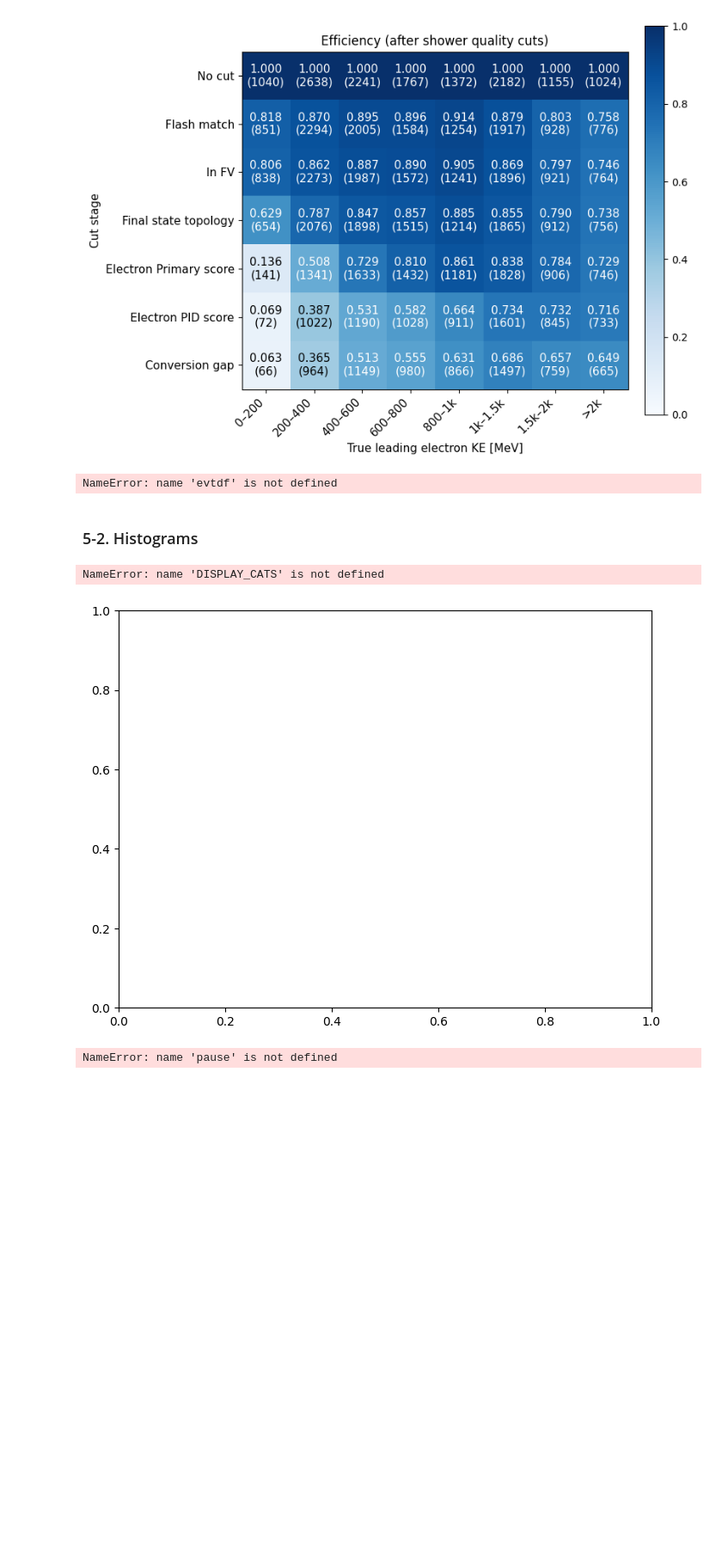
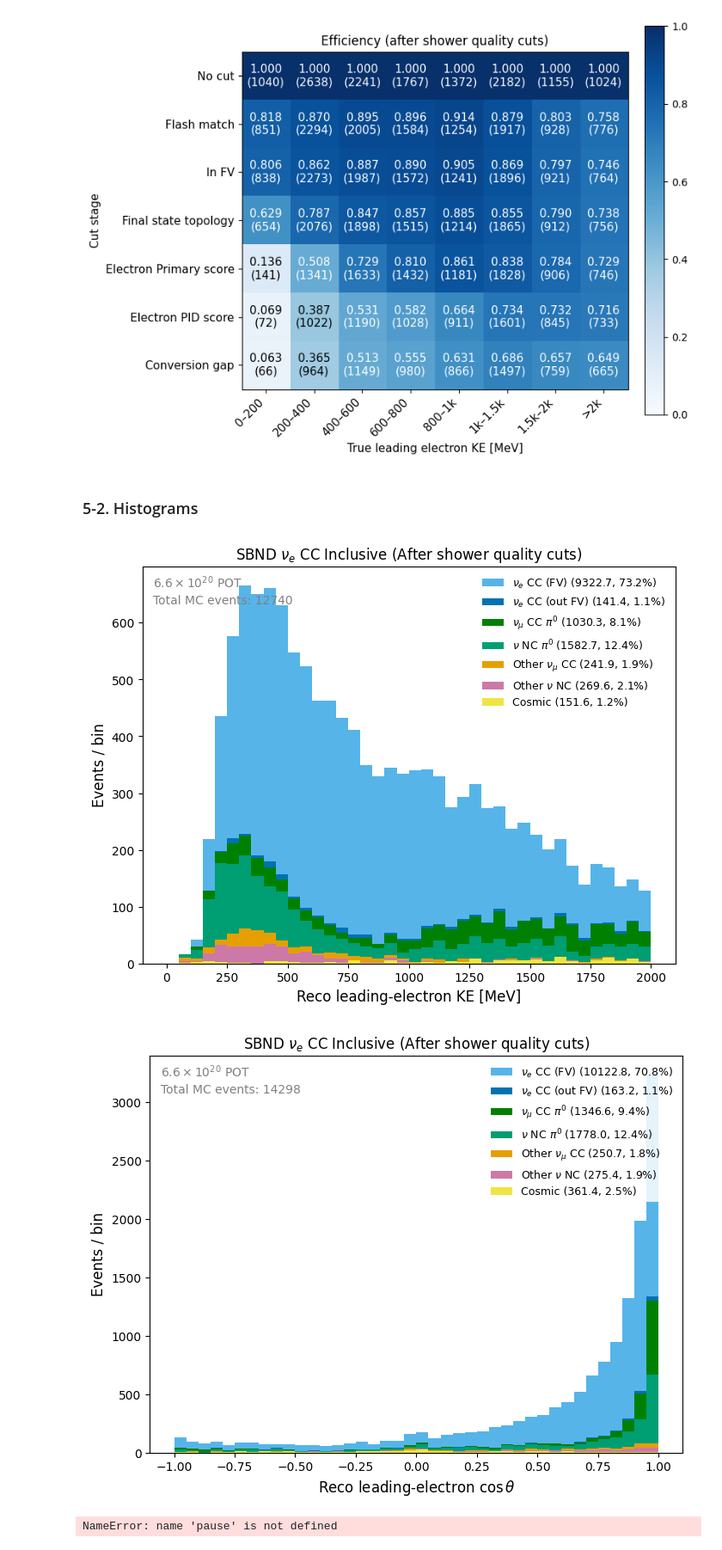
Before and after one commit to castalyfan1012/cafpyana, a Jupyter notebook: analysis_village/nueCC/nue_selection_v2-2.ipynb, the cells around one changed output. Shown at 86% size. Saved outputs shown, nothing was run; the diff lists cells and outputs as text; code cells hidden in the pictures; blank space fills up the shorter version.

```diff
--- a/analysis_village/nueCC/nue_selection_v2-2.ipynb
+++ b/analysis_village/nueCC/nue_selection_v2-2.ipynb
@@ -858,3 +768,30 @@ Cut                            N inter    Purity    Efficiency
   Electron Primary score        42,929     25.2%         68.6%
   Electron PID score            13,208     64.6%         55.2%
   Conversion gap                11,197     70.8%         51.8%
+# %%
+# ── Build and save sel_qual ───────────────────────────────────────────────────
+# reco/true columns reused from sel_topo — no re-extraction from evtdf needed
+os.makedirs(DF_OUT_DIR, exist_ok=True)
+SEL_QUAL_FILE = os.path.join(DF_OUT_DIR, "selected_nuecc_qual.df")
+sel_qual = nh.build_and_save_selection(
+    path             = SEL_QUAL_FILE,
+    presel_inter     = presel_inter,
+    truth_cat_presel = truth_cat_presel,
+    reco_ke          = sel_topo["reco_ke"],       # ← from sel_topo, not evtdf
+    reco_cos         = sel_topo["reco_costheta"], # ← from sel_topo, not evtdf
+    reco_p           = sel_topo["reco_p"],
+    true_ke          = sel_topo["true_ke"],       # ← from sel_topo, not evtdf
+    true_cos         = sel_topo["true_costheta"], # ← from sel_topo, not evtdf
+    true_p           = sel_topo["true_p"],
+    stage_idx_dict   = _stage_idx_qual,
+    cut_names        = ns.CUT_NAMES_MORE,
+    pot_scale        = pot_scale,
+    extra_cols       = extra_scores,              # ← score columns for re-tuning
+)
+
+# ── Free evtdf — no longer needed ────────────────────────────────────────────
+del evtdf, rp_df, _ele_df, _lead_ele
+gc.collect()
+print(f"sel_qual saved → {SEL_QUAL_FILE}  shape: {sel_qual.shape}")
+print(f"  cols: {list(sel_qual.columns)}")
+print("evtdf freed.")
@@ -947,73 +903,44 @@ fig.tight_layout()
 nh.save_plot("eff_matrix_true_ke_final", fig=fig, folder_name=PLOT_DIR)
 # %% [output]
 [figure]
-# %%
-import gc
-SEL_QUAL_FILE = os.path.join(DF_OUT_DIR, "selected_nuecc_qual.df")
-
-_stage_idx_qual = {
-    "precut"          : presel_inter,
-    "valid_flashmatch": truth_info.index[truth_info["passed_fm"]],
-    "fiducial"        : truth_info.index[truth_info["passed_presel"]],
-}
-for _name in ns.CUT_NAMES_MORE:
-    if _name not in _stage_idx_qual:
-        _stage_idx_qual[_name] = cut_flow_sq[_name]["inter_index"]
-
-sel_qual = nh.build_and_save_selection(
-    path             = SEL_QUAL_FILE,
-    presel_inter     = presel_inter,
-    truth_cat_presel = truth_cat_presel,
-    reco_ke          = ns.leading_electron_ke(evtdf),
-    reco_cos         = ns.leading_electron_costheta(evtdf),
-    true_ke          = ns.true_leading_electron_ke(evtdf),
-    true_cos         = ns.true_leading_electron_costheta(evtdf),
-    stage_idx_dict   = _stage_idx_qual,
-    cut_names        = ns.CUT_NAMES_MORE,
-    pot_scale        = pot_scale,
-)
-
-del evtdf
-gc.collect()
-print(f"evtdf freed. sel_qual shape: {sel_qual.shape}")
-# %% [output]
-NameError: name 'evtdf' is not defined
 # %% [markdown]
 ### 5-2. Histograms
 # %%
-# ── Final stacked histograms from sel_qual ────────────────────────────────────
-final_col = f"sel_{ns.CUT_NAMES_MORE[-1]}"
+final_col   = f"sel_{ns.CUT_NAMES_MORE[-1]}"
+DISPLAY_CATS = [0, 1, 2, 3, 4, 5, 6]
+_labels = [nh.CAT_LABELS[c] for c in DISPLAY_CATS]
+_colors = [nh.CAT_COLORS[c] for c in DISPLAY_CATS]
 
 def _qual_cat(col, cat):
     mask = sel_qual[final_col] & (sel_qual["truth_cat"] == cat)
-    # require both ke and costheta valid for consistent denominators
     mask = mask & sel_qual["reco_ke"].notna() & sel_qual["reco_costheta"].notna()
     return sel_qual.loc[mask, col].values
 
 fig_ke2, ax_ke2 = plt.subplots(figsize=(8, 6))
 nh.plot_stacked_hist(
     series_list=[_qual_cat("reco_ke", c) for c in DISPLAY_CATS],
     labels=_labels, colors=_colors,
-    bins=np.concatenate([np.linspace(0, 2000, 41)]),
+    bins=np.linspace(0, 2000, 41),
     weights=pot_scale, xlabel="Reco leading-electron KE [MeV]",
     title=fr"{TITLE} (After shower quality cuts)",
     pot_label=fr"$6.6\times10^{{20}}$ POT",
     ax=ax_ke2, invert_stack_order=True,
 )
 plt.show()
 nh.save_plot("hist_reco_ke_final", fig=fig_ke2, folder_name=PLOT_DIR)
 
 fig_cos2, ax_cos2 = plt.subplots(figsize=(8, 6))
 nh.plot_stacked_hist(
     series_list=[_qual_cat("reco_costheta", c) for c in DISPLAY_CATS],
-    labels=_labels, colors=_colors, bins=np.linspace(-1, 1, 41),
+    labels=_labels, colors=_colors,
+    bins=np.linspace(-1, 1, 41),
     weights=pot_scale, xlabel=r"Reco leading-electron $\cos\theta$",
     title=fr"{TITLE} (After shower quality cuts)",
     pot_label=fr"$6.6\times10^{{20}}$ POT",
     ax=ax_cos2, invert_stack_order=True,
 )
 plt.show()
 nh.save_plot("hist_reco_costheta_final", fig=fig_cos2, folder_name=PLOT_DIR)
 # %% [output]
-NameError: name 'DISPLAY_CATS' is not defined
-[figure, old version]
+[figure, new version]
+[figure, added]
```
Also changed, not shown: parts of 12 cells of this notebook, 10 other files.
